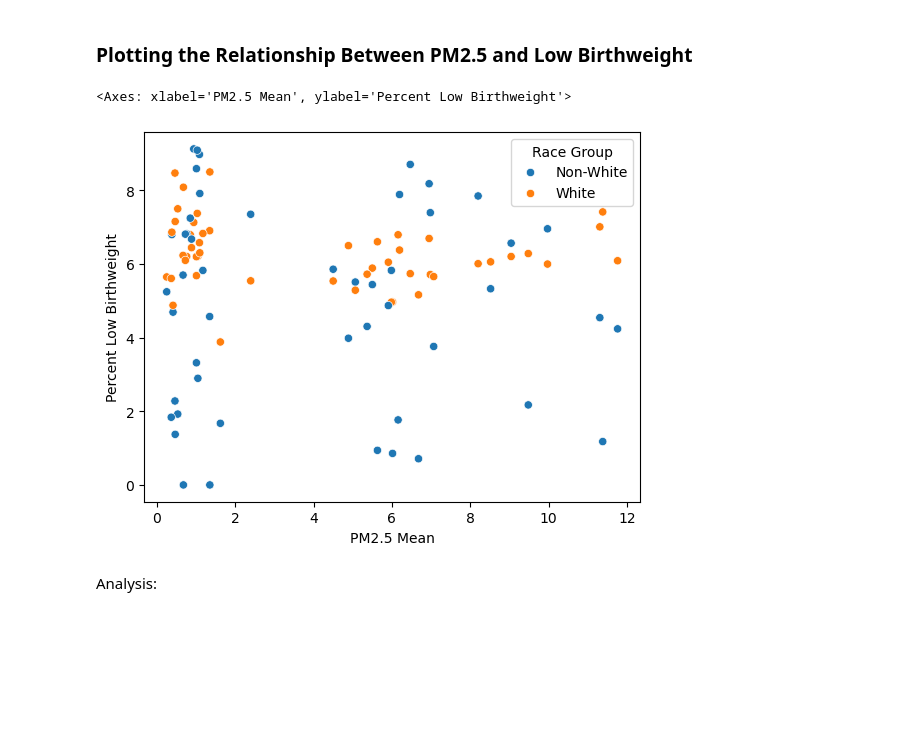
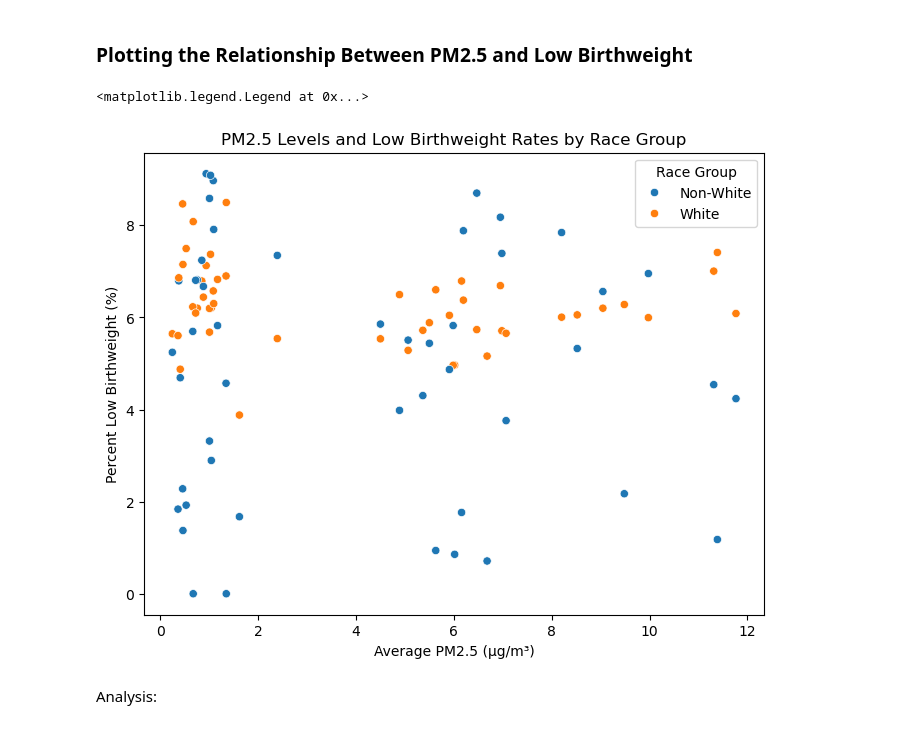
Before and after one commit to COGS108/Group095_WI26, a Jupyter notebook: 02-EDACheckpoint.ipynb, the cells around one changed output. Cells and saved outputs as stored; diff of their text form; code cells hidden in the pictures; blank space fills up the shorter version.

```diff
--- a/02-EDACheckpoint.ipynb
+++ b/02-EDACheckpoint.ipynb
@@ -785,10 +792,23 @@ sns.histplot(per_county["Percent Low Birthweight"])
 Analysis:
 # %% [markdown]
 ### Plotting the Relationship Between PM2.5 and Low Birthweight
-# %%
-sns.scatterplot(data=per_county, x="PM2.5 Mean", y="Percent Low Birthweight", hue="Race Group")
-# %% [output]
-<Axes: xlabel='PM2.5 Mean', ylabel='Percent Low Birthweight'>
-[figure, removed]
+# %%
+plt.figure(figsize=(8,6))
+
+sns.scatterplot(
+    data=per_county,
+    x='PM2.5 Mean',
+    y='Percent Low Birthweight',
+    hue='Race Group'
+)
+
+plt.title("PM2.5 Levels and Low Birthweight Rates by Race Group")
+plt.xlabel("Average PM2.5 (µg/m³)")
+plt.ylabel("Percent Low Birthweight (%)")
+
+plt.legend(title="Race Group")
+# %% [output]
+<matplotlib.legend.Legend at 0x...>
+[figure, added]
 # %% [markdown]
 Analysis:
```
Also changed, not shown: parts of 4 cells of this notebook, 3 other files.
